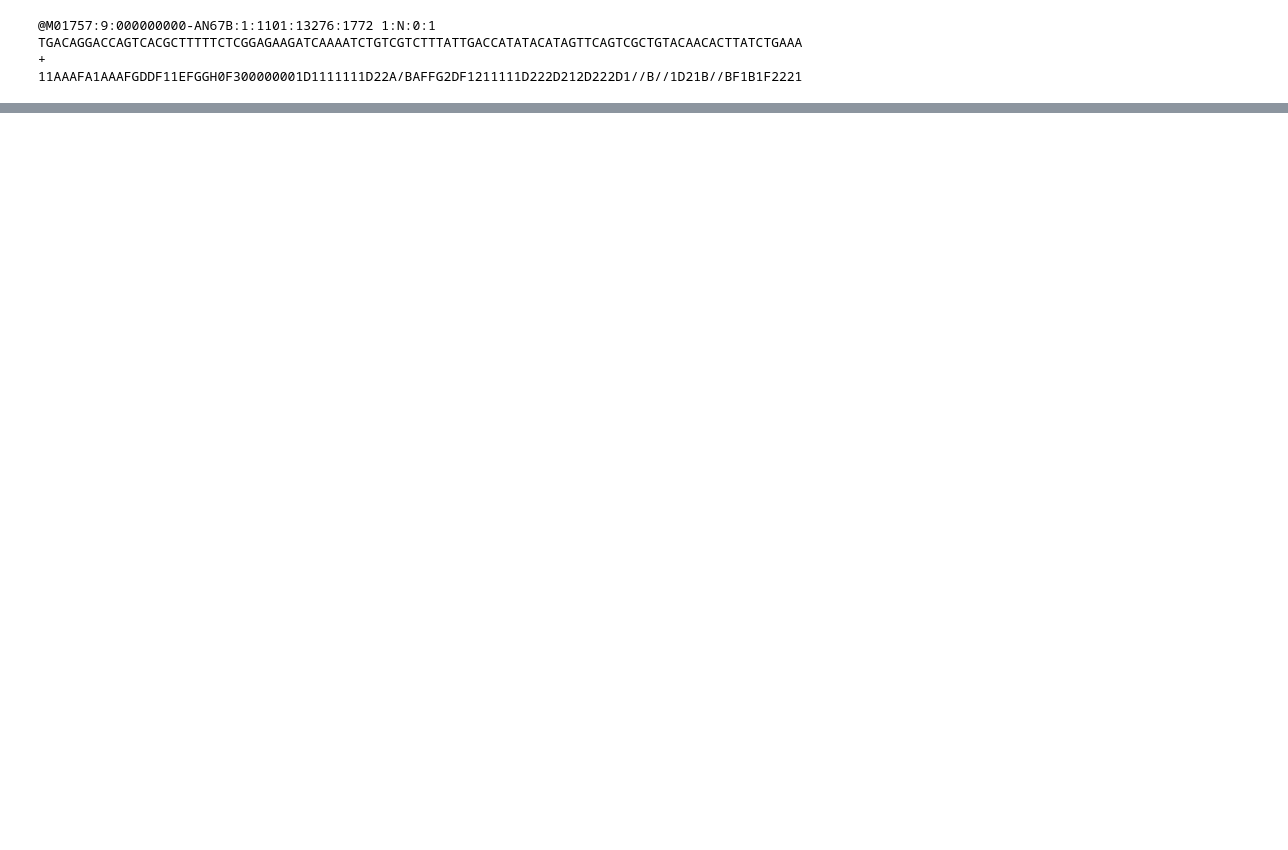
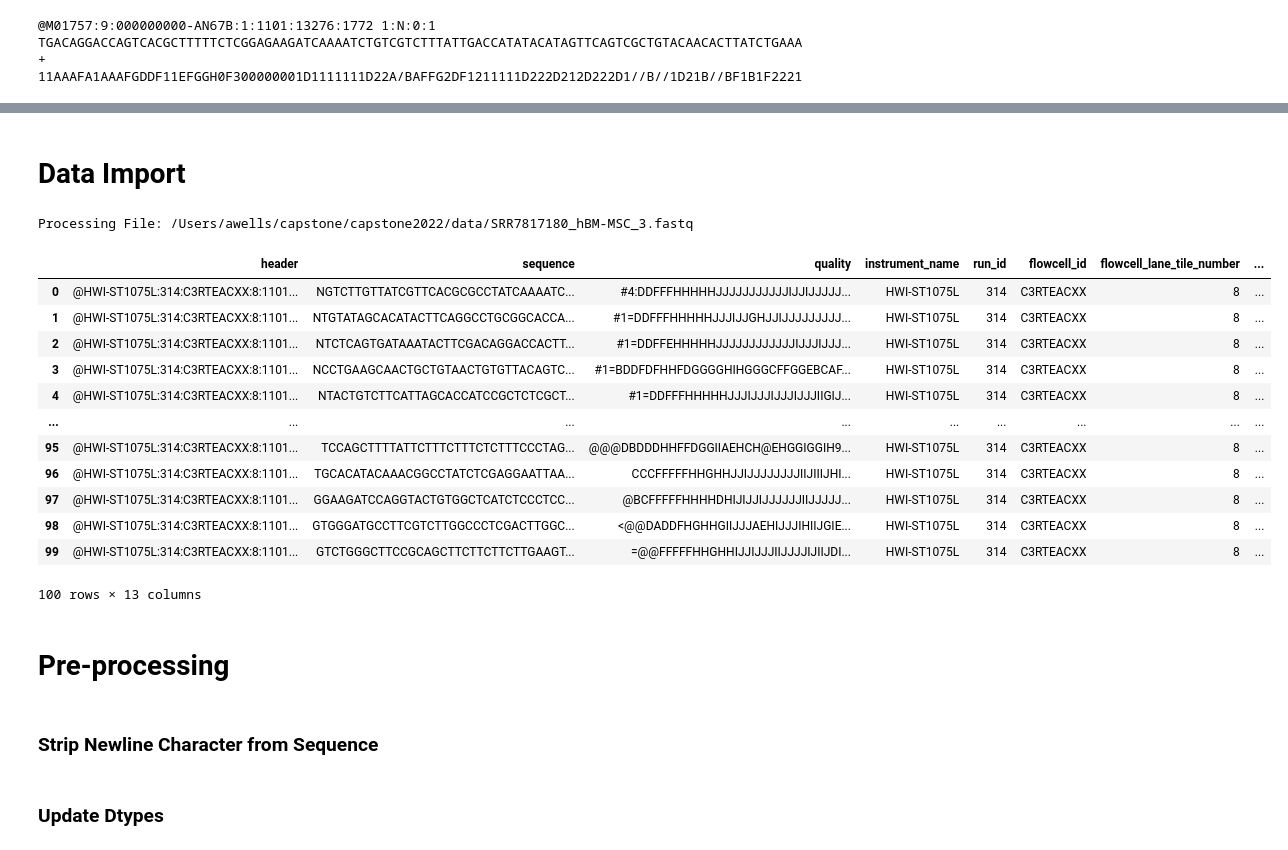
Before and after one commit to awells-uva/capstone2022, a Jupyter notebook: Read_Fast_Files.ipynb, the cells around one changed output, grey strips where cells are left out. Saved outputs shown, nothing was run; the diff lists cells and outputs as text; code cells hidden in the pictures; blank space fills up the shorter version.

Commit message:
Update Notebook with more steps. Import initial data

```diff
--- a/Read_Fast_Files.ipynb
+++ b/Read_Fast_Files.ipynb
@@ -23,14 +28,23 @@ TGACAGGACCAGTCACGCTTTTTCTCGGAGAAGATCAAAATCTGTCGTCTTTATTGACCATATACATAGTTCAGTCGCTG
 # %%
-def read_fastq_to_pandas(filenames):
-    counter = 0
+def read_fastq_to_pandas(filenames, num_records = 50, verbose = True):
     header = []
     sequence = []
     quality = []
-
+    counter = 0
+    stop_count = 0
+    stop = num_records * 4
     for filename in filenames:
         f = open(filename, "r")
-        for line in f.readlines():
-            if line.startswith("@"):
+        lines = f.readlines()
+        print("Processing File: {}".format( filename))
+        delim = "@"
+        if lines[0].startswith("@"):
+            delim = lines[0].split(":")[0]
+        for i in range(len(lines)):
+            line = lines[i]
+            if verbose:
+                print("\tProcessing Line: {}/{}".format( i +1 ,len(lines)))
+            if line.startswith(delim):
                 counter = 0
             counter +=1
             if counter == 1:
@@ -40,8 +54,13 @@ def read_fastq_to_pandas(filenames):
             if counter == 4:
                 quality.append(line)
 
+
+            stop_count +=1
+            if stop_count == stop: break
+    #print(len(header), len(sequence), len(quality))
     dictionary = {'header': header, 'sequence': sequence, 'quality': quality}
     df = pandas.DataFrame(dictionary)
+
     df[[
         "instrument_name",
         "run_id",
@@ -65,2 +91,31 @@ df.head()
 |  | header | sequence | quality | instrument_name | run_id | flowcell_id | flowcell_lane_tile_number | ... |
 | 0 | @M01757:9:000000000-AN67B:1:1101:... | TGACAGGACCAGTCACGCTTTTTCTCGGAGAAG... | 11AAAFA1AAAFGDDF11EFGGH0F30000000... | M01757 | 9 | 000000000-AN67B | 1 | ... |
+# %% [markdown]
+# Data Import
+# %%
+number_of_sequences = 100
+datapath = os.getcwd() + "/data/SRR7817180_hBM-MSC_3.fastq"
+df = read_fastq_to_pandas([datapath],
+                          num_records = number_of_sequences, verbose = False)
+# %% [output]
+Processing File: /Users/awells/capstone/capstone2022/data/SRR7817180_hBM-MSC_3.fastq
+# %%
+df
+# %% [output]
+|  | header | sequence | quality | instrument_name | run_id | flowcell_id | flowcell_lane_tile_number | ... |
+| 0 | @HWI-ST1075L:314:C3RTEACXX:8:1101... | NGTCTTGTTATCGTTCACGCGCCTATCAAAATC... | #4:DDFFFHHHHHJJJJJJJJJJJIJJIJJJJJ... | HWI-ST1075L | 314 | C3RTEACXX | 8 | ... |
+| 1 | @HWI-ST1075L:314:C3RTEACXX:8:1101... | NTGTATAGCACATACTTCAGGCCTGCGGCACCA... | #1=DDFFFHHHHHJJJIJJGHJJIJJJJJJJJJ... | HWI-ST1075L | 314 | C3RTEACXX | 8 | ... |
+| 2 | @HWI-ST1075L:314:C3RTEACXX:8:1101... | NTCTCAGTGATAAATACTTCGACAGGACCACTT... | #1=DDFFEHHHHHJJJJJJJJJJJJIJJJIJJJ... | HWI-ST1075L | 314 | C3RTEACXX | 8 | ... |
+| 3 | @HWI-ST1075L:314:C3RTEACXX:8:1101... | NCCTGAAGCAACTGCTGTAACTGTGTTACAGTC... | #1=BDDFDFHHFDGGGGHIHGGGCFFGGEBCAF... | HWI-ST1075L | 314 | C3RTEACXX | 8 | ... |
+| 4 | @HWI-ST1075L:314:C3RTEACXX:8:1101... | NTACTGTCTTCATTAGCACCATCCGCTCTCGCT... | #1=DDFFFHHHHHJJJIJJJIJJJIJJJIIGIJ... | HWI-ST1075L | 314 | C3RTEACXX | 8 | ... |
+| ... | ... | ... | ... | ... | ... | ... | ... | ... |
+| 95 | @HWI-ST1075L:314:C3RTEACXX:8:1101... | TCCAGCTTTTATTCTTTCTTTCTCTTTCCCTAG... | @@@DBDDDHHFFDGGIIAEHCH@EHGGIGGIH9... | HWI-ST1075L | 314 | C3RTEACXX | 8 | ... |
+| 96 | @HWI-ST1075L:314:C3RTEACXX:8:1101... | TGCACATACAAACGGCCTATCTCGAGGAATTAA... | CCCFFFFFHHGHHJJIJJJJJJJJIIJIIIJHI... | HWI-ST1075L | 314 | C3RTEACXX | 8 | ... |
+| 97 | @HWI-ST1075L:314:C3RTEACXX:8:1101... | GGAAGATCCAGGTACTGTGGCTCATCTCCCTCC... | @BCFFFFFHHHHDHIJIJJIJJJJJJIIJJJJJ... | HWI-ST1075L | 314 | C3RTEACXX | 8 | ... |
+| 98 | @HWI-ST1075L:314:C3RTEACXX:8:1101... | GTGGGATGCCTTCGTCTTGGCCCTCGACTTGGC... | <@@DADDFHGHHGIIJJJAEHIJJJIHIIJGIE... | HWI-ST1075L | 314 | C3RTEACXX | 8 | ... |
+| 99 | @HWI-ST1075L:314:C3RTEACXX:8:1101... | GTCTGGGCTTCCGCAGCTTCTTCTTCTTGAAGT... | =@@FFFFFHHGHHIJJIJJJIIJJJJIJIIJDI... | HWI-ST1075L | 314 | C3RTEACXX | 8 | ... |
+100 rows × 13 columns
+# %% [markdown]
+# Pre-processing
+# %% [markdown]
+### Strip Newline Character from Sequence
@@ -66,0 +125,2 @@ df.head()
+# %% [markdown]
+### Update Dtypes
```
Also changed, not shown: parts of 17 cells of this notebook, 2 other files.
